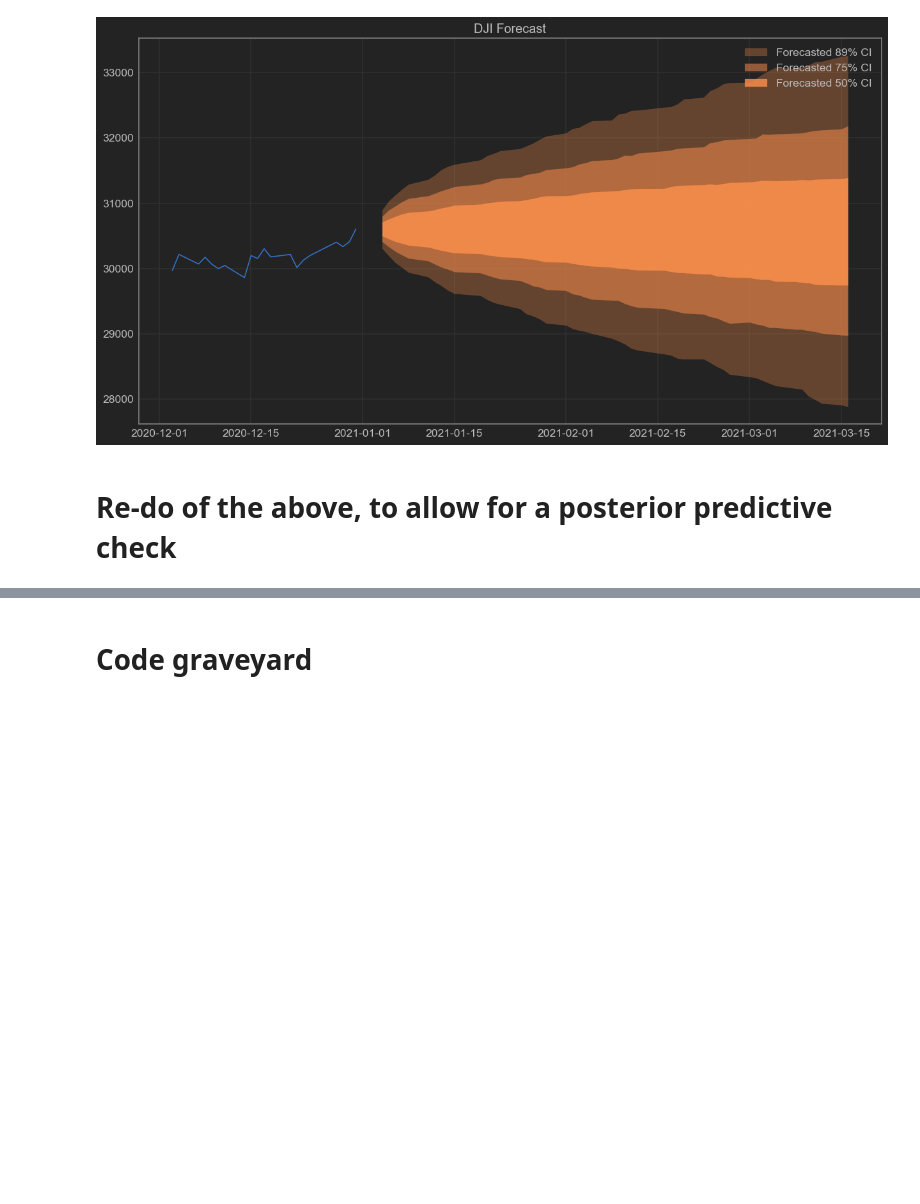
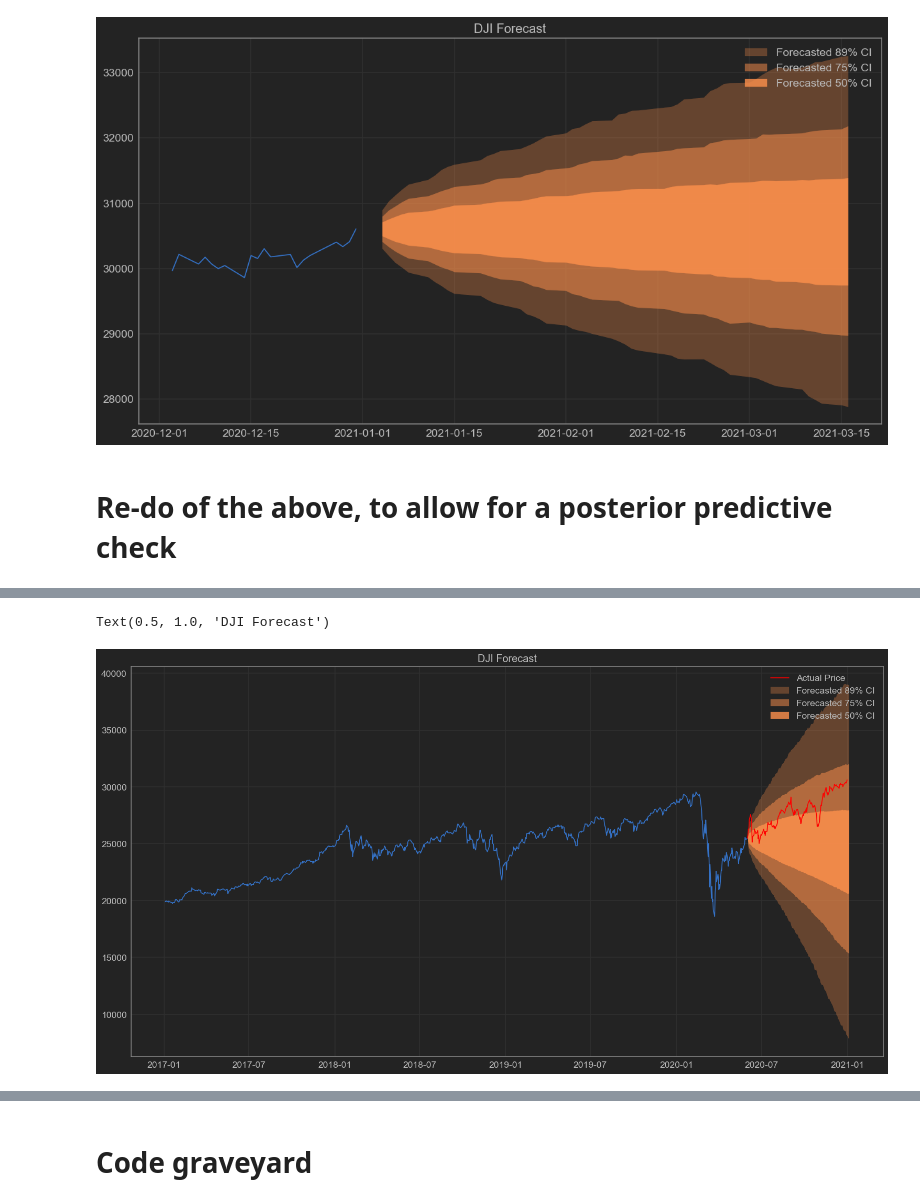
Before and after one commit to Jonathan-Lindbloom/bayesian-projects, a Jupyter notebook: Stochastic Volatiltiy/Stoch Vol Models.ipynb, the cells around one changed output, grey strips where cells are left out. Cells and saved outputs as stored; diff of their text form; code cells hidden in the pictures; blank space fills up the shorter version.

Commit message:
Updated stochastic volatility notebook.

```diff
--- a/Stochastic Volatiltiy/Stoch Vol Models.ipynb
+++ b/Stochastic Volatiltiy/Stoch Vol Models.ipynb
@@ -179,6 +179,7 @@ first_test_day = "2020-06-01"
 dji = pd.read_csv("^DJI.csv", index_col="Date", parse_dates=True)["Adj Close"]
 train = dji.loc[:first_test_day]
 test = dji.loc[first_test_day:]
+num_testing_days = len(test)
 # %%
 plt.figure(figsize=(15,8))
 plt.plot(train.index, train, c="b", label="Training Data")
@@ -194,7 +195,7 @@ test = test.dropna()
 train = train.dropna()
 # %%
 # Define the model
-with pm.Model() as stoch_vol:
+with pm.Model(check_bounds=False) as stoch_vol:
     data_container = pm.Data('data', train)
     nu = pm.Exponential('nu', 1./10, testval=.1)
     sigma = pm.Exponential('sigma', 1./.02, testval=.1)
@@ -203,8 +204,8 @@ with pm.Model() as stoch_vol:
     r = pm.StudentT('r', nu, lam=1/volatility_process, observed=data_container)
 # %%
 # Now sample the posterior
-nsamps=10000
-with dji_model:
+nsamps=5000
+with stoch_vol:
     trace = pm.sample(nsamps)
 # %% [output]
 Auto-assigning NUTS sampler...
@@ -217,0 +218,4 @@ az.plot_trace(trace, var_names=['nu', 'sigma']);
+# %%
+# Now draw samples
+with stoch_vol:
+    ppc_samples = pm.sample_posterior_predictive(trace, var_names=["r", "s", "sigma", "volatility_process", "nu"])
@@ -217,0 +224,15 @@ az.plot_trace(trace, var_names=['nu', 'sigma']);
+# %%
+new_dates, new_vol, new_rets = calc_forecast(train, ppc_samples, num_testing_days)
+train_raw = pd.read_csv("^DJI.csv", index_col="Date", parse_dates=True)["Adj Close"].loc[:first_test_day]
+test_raw = pd.read_csv("^DJI.csv", index_col="Date", parse_dates=True)["Adj Close"].loc[first_test_day:]
+forecasted_price = train_raw[-1]*((1.0 + new_rets).cumprod(axis=1))
+forecasted_price_bands = compute_bands(forecasted_price)
+plt.figure(figsize=(15,8))
+plot_price_forecast(train_raw, new_dates, forecasted_price_bands, prev_dates=1000)
+plt.plot(test_raw.index, test_raw, c="red", label="Actual Price")
+plt.legend()
+plt.title("DJI Forecast")
+#plt.savefig("dji_forecast", dpi=250)
+# %% [output]
+Text(0.5, 1.0, 'DJI Forecast')
+[figure, added]
```
Also changed, not shown: parts of 7 cells of this notebook, 1 other file.
